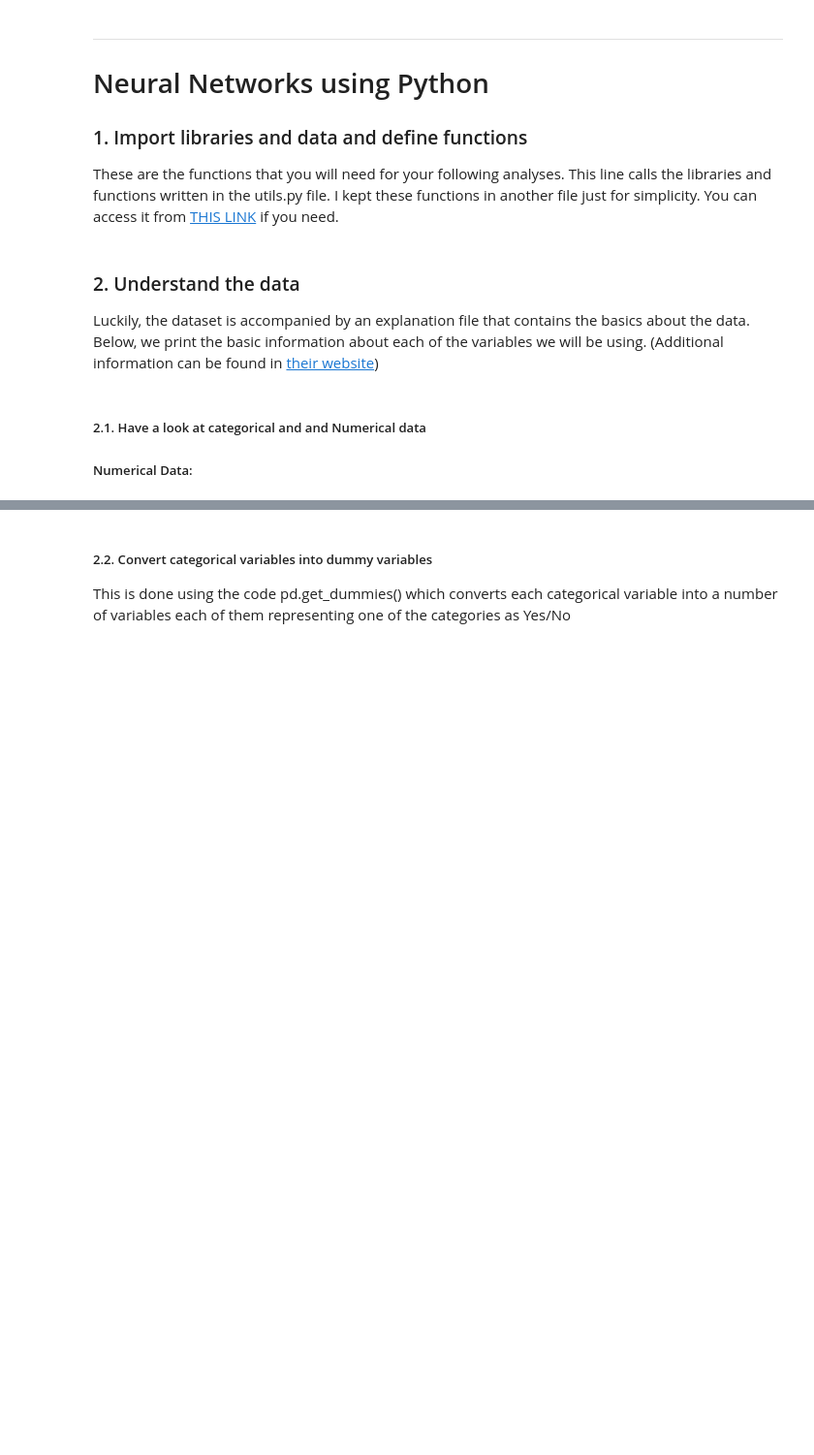
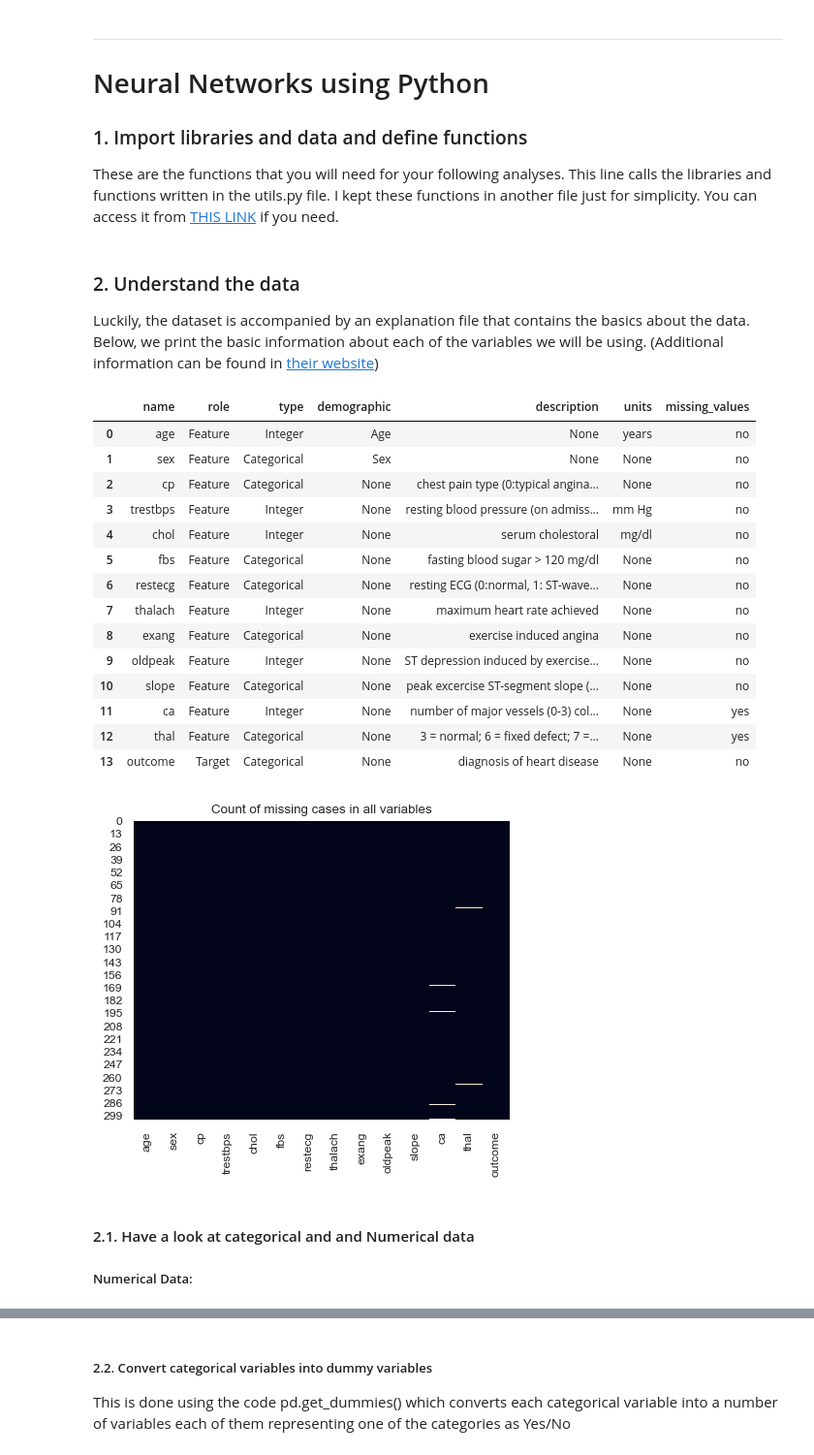
Before and after one commit to abdulrahman1123/analysis_examples, a Jupyter notebook: Neural Networks.ipynb, the cells around one changed output, grey strips where cells are left out. Shown: that part at 97% size. Drawn from its saved outputs; the diff is of its cells as text; code cells hidden in the pictures; blank space fills up the shorter version.

```diff
--- a/Neural Networks.ipynb
+++ b/Neural Networks.ipynb
@@ -62,25 +67,46 @@ Luckily, the dataset is accompanied by an explanation file that contains the bas
 # %%
 # fetch dataset
 heart_disease = fetch_ucirepo(id=45)
 
 # data (as pandas dataframes)
 X = heart_disease.data.features
 y = heart_disease.data.targets
 y = pd.DataFrame(np.where(y>0,1,0),columns = ['outcome'])
 
 all_data = pd.concat([X,y],axis = 1)
 
 vars = heart_disease.variables
 vars.iloc[2,4] = 'chest pain type (0:typical angina, 1:atypical angina, 2:non-anginal pain, 4:asymptomatic)'
-vars.iloc[6,4] = 'resting ECG (0:normal, 1: ST-wae abnormality, 2: left ventricular hypertrophy)'
+vars.iloc[6,4] = 'resting ECG (0:normal, 1: ST-wave abnormality, 2: left ventricular hypertrophy)'
 vars.iloc[10,4] = 'peak excercise ST-segment slope (0:upsloping, 1: flat, 2:downsloping)'
 vars.iloc[12,4] = '3 = normal; 6 = fixed defect; 7 = reversable defect'
 vars.iloc[13,2] = 'Categorical'
 vars.iloc[13,0] = 'outcome'
 
+fig,ax1 = plt.subplots(figsize = (5,4))
+sns.heatmap(all_data.isnull(), cbar=False,ax= ax1)
+ax1.set_title("Count of missing cases in all variables")
+
 vars.style.set_properties(subset=['description'], **{'width-min': '500px'})
+# %% [output]
+|  | name | role | type | demographic | description | units | missing_values |
+| 0 | age | Feature | Integer | Age | None | years | no |
+| 1 | sex | Feature | Categorical | Sex | None | None | no |
+| 2 | cp | Feature | Categorical | None | chest pain type (0:typical angina... | None | no |
+| 3 | trestbps | Feature | Integer | None | resting blood pressure (on admiss... | mm Hg | no |
+| 4 | chol | Feature | Integer | None | serum cholestoral | mg/dl | no |
+| 5 | fbs | Feature | Categorical | None | fasting blood sugar > 120 mg/dl | None | no |
+| 6 | restecg | Feature | Categorical | None | resting ECG (0:normal, 1: ST-wave... | None | no |
+| 7 | thalach | Feature | Integer | None | maximum heart rate achieved | None | no |
+| 8 | exang | Feature | Categorical | None | exercise induced angina | None | no |
+| 9 | oldpeak | Feature | Integer | None | ST depression induced by exercise... | None | no |
+| 10 | slope | Feature | Categorical | None | peak excercise ST-segment slope (... | None | no |
+| 11 | ca | Feature | Integer | None | number of major vessels (0-3) col... | None | yes |
+| 12 | thal | Feature | Categorical | None | 3 = normal; 6 = fixed defect; 7 =... | None | yes |
+| 13 | outcome | Target | Categorical | None | diagnosis of heart disease | None | no |
+[figure, added]
 # %% [markdown]
-##### 2.1. Have a look at categorical and and Numerical data
+#### 2.1. Have a look at categorical and and Numerical data
 ##### Numerical Data:
 # %%
 cats = vars.loc[np.array(vars == 'Categorical'),'name'].tolist()
```
Also changed, not shown: parts of 13 cells of this notebook, 2 other files.
